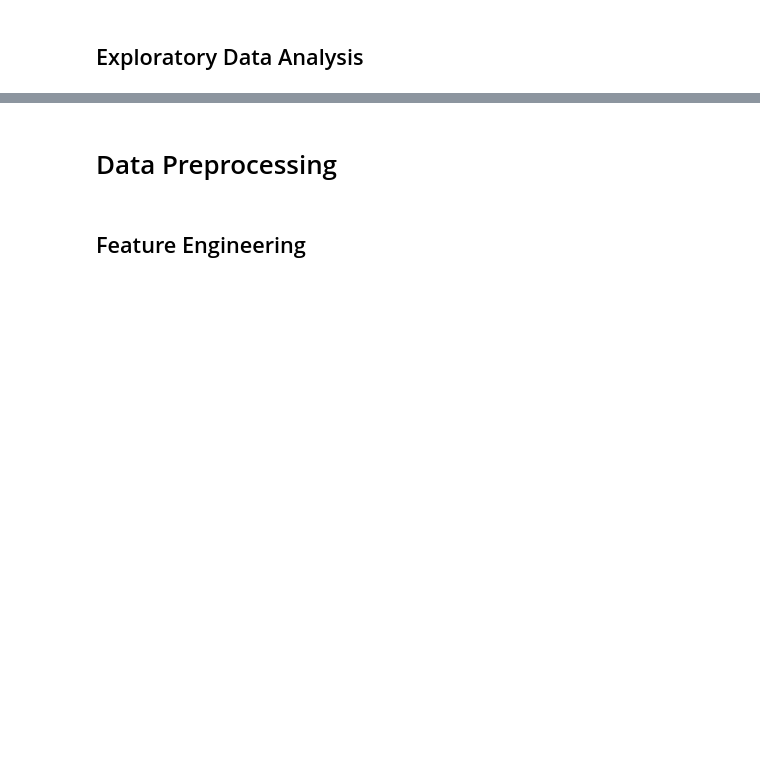
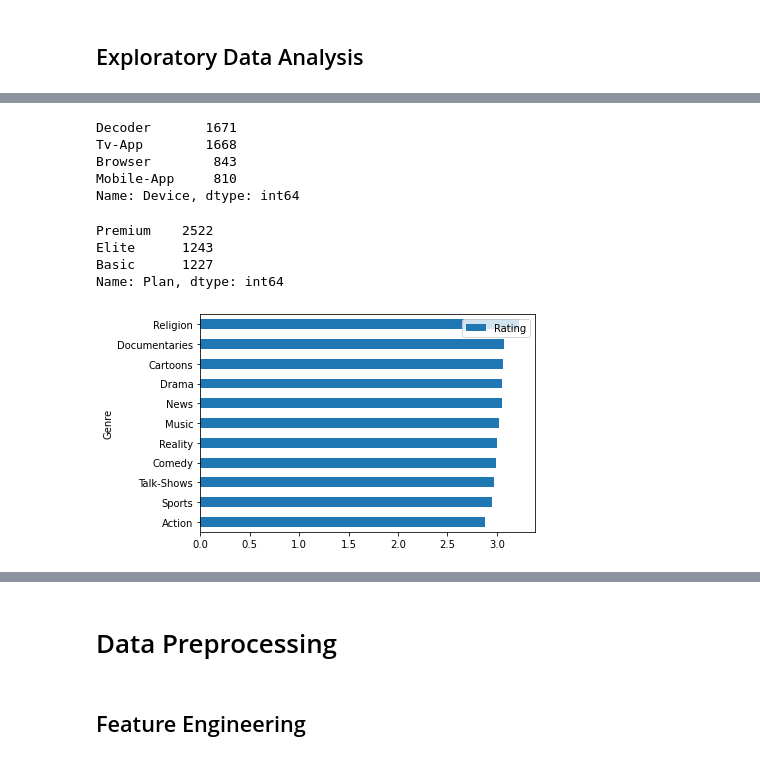
Before and after one commit to conyema/MavsTv-Analytics, a Jupyter notebook: MavTv.ipynb, the cells around one changed output, grey strips where cells are left out. Saved outputs shown, nothing was run; the diff lists cells and outputs as text; code cells hidden in the pictures; blank space fills up the shorter version.

```diff
--- a/MavTv.ipynb
+++ b/MavTv.ipynb
@@ -227,0 +226,17 @@ TvData[['Device','Genre']].groupby('Genre').count()
+# %%
+# Subscriber engagement per device
+TvData['Device'].value_counts()
+# %% [output]
+Decoder       1671
+Tv-App        1668
+Browser        843
+Mobile-App     810
+Name: Device, dtype: int64
+# %%
+# Subscriber engagement per device
+TvData['Plan'].value_counts()
+# %% [output]
+Premium    2522
+Elite      1243
+Basic      1227
+Name: Plan, dtype: int64
@@ -227,0 +245,7 @@ TvData[['Device','Genre']].groupby('Genre').count()
+# %%
+# Average rating by genre
+TvData[['Rating','Genre']].groupby('Genre').mean().sort_values(by='Rating', ascending=True).plot.barh()
+# pd.plotting.scatter_matrix(TvData[num_features], diagonal='kde')
+plt.show()
+# %% [output]
+[figure, added]
```
Also changed, not shown: parts of 106 cells of this notebook, 6 other files.
